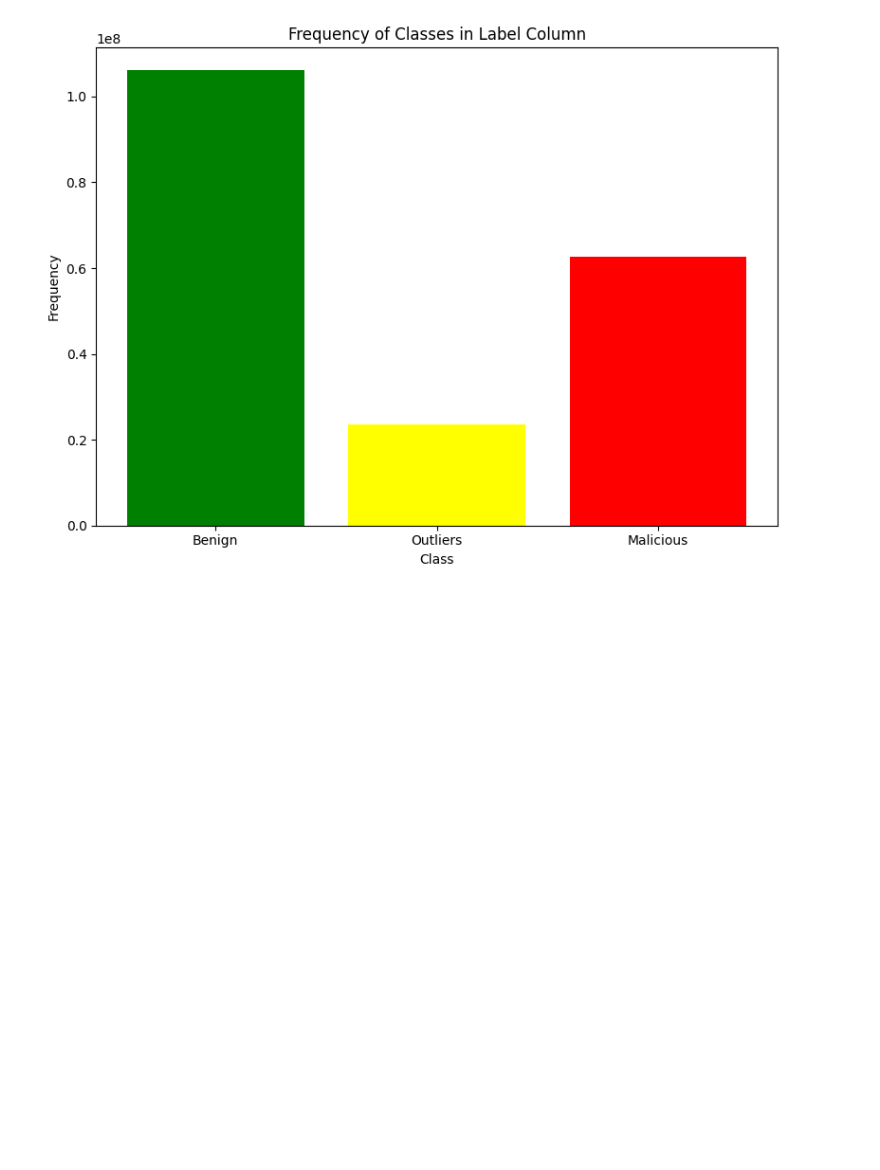
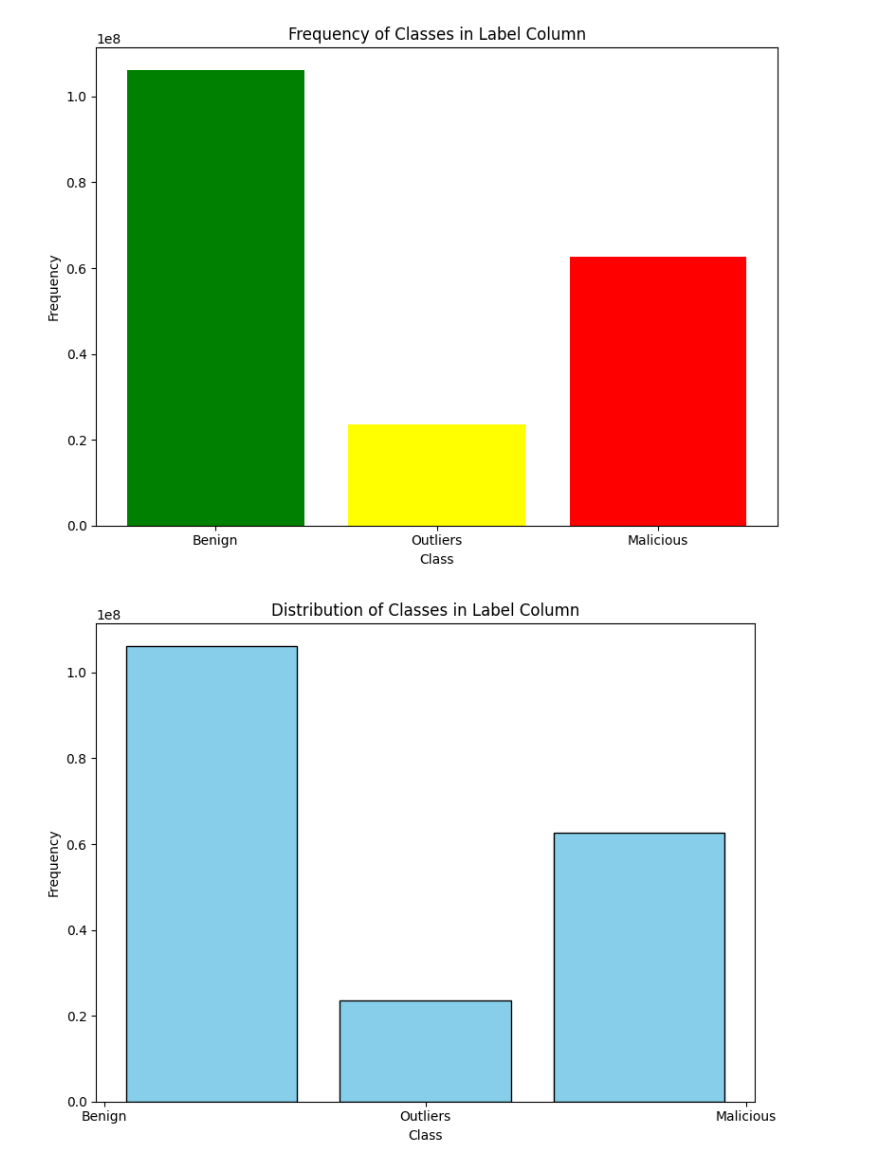
Before and after one commit to BabinRV/Dissertation, a Jupyter notebook: Dissertation_TD_and_IR.ipynb, the cells around one changed output. Cells and saved outputs as stored; diff of their text form; code cells hidden in the pictures; blank space fills up the shorter version.

```diff
--- a/Dissertation_TD_and_IR.ipynb
+++ b/Dissertation_TD_and_IR.ipynb
@@ -752,3 +752,15 @@ plt.tight_layout()
 plt.show()
 # %% [output]
 [figure]
+# %%
+# Histogram for categorical data in the 'label' column
+plt.figure(figsize=(8, 6))
+plt.hist(fulldata['label'], bins=3, color='skyblue', edgecolor='black', rwidth=0.8)
+plt.title('Distribution of Classes in Label Column')
+plt.xlabel('Class')
+plt.ylabel('Frequency')
+plt.xticks([0.0, 0.5, 1.0], ['Benign', 'Outliers', 'Malicious'])
+plt.tight_layout()
+plt.show()
+# %% [output]
+[figure, added]
```
Also changed, not shown: parts of 2 cells of this notebook.
